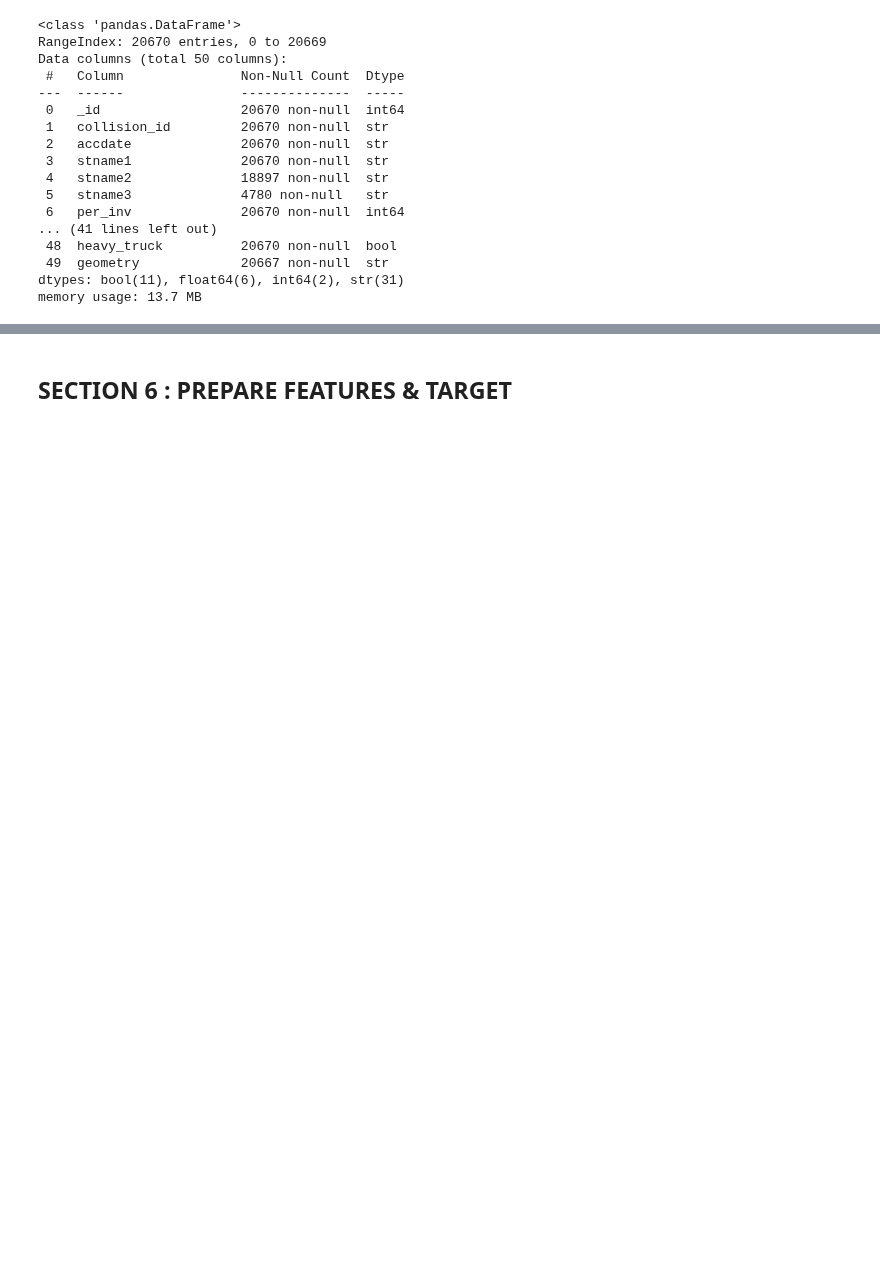
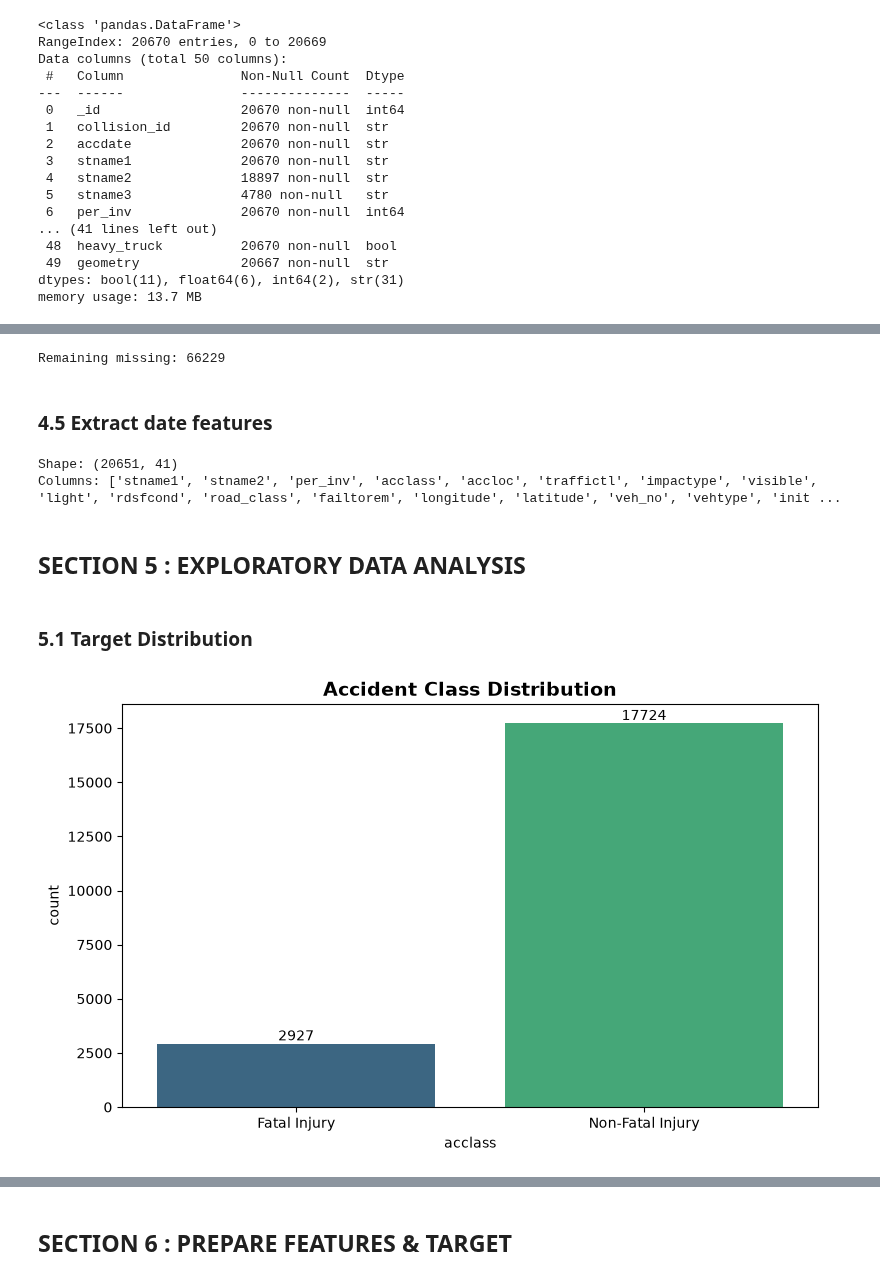
Before and after one commit to Pranjali-3/road-accident-severity-analysis, a Jupyter notebook: road_accident.ipynb, the cells around one changed output, grey strips where cells are left out. Cells and saved outputs as stored; diff of their text form; code cells hidden in the pictures; blank space fills up the shorter version.

```diff
--- a/road_accident.ipynb
+++ b/road_accident.ipynb
@@ -378,0 +154,4 @@ plt.show()
+# %%
+df = df[df['acclass'].isin(['Fatal Injury', 'Non-Fatal Injury'])].copy()
+print("Shape:", df.shape)
+print(df['acclass'].value_counts())
@@ -378,0 +166,38 @@ plt.show()
+# %%
+num_cols = df.select_dtypes(include=[np.number]).columns
+cat_cols = df.select_dtypes(include=['object']).columns
+for col in num_cols:
+    if df[col].isnull().sum() > 0:
+        df[col].fillna(df[col].median(), inplace=True)
+for col in cat_cols:
+    if df[col].isnull().sum() > 0:
+        df[col].fillna(df[col].mode()[0], inplace=True)
+print("Remaining missing:", df.isnull().sum().sum())
+# %% [output]
+Remaining missing: 66229
+# %% [markdown]
+### 4.5 Extract date features
+# %%
+df['accdate'] = pd.to_datetime(df['accdate'], errors='coerce')
+df['day_of_week'] = df['accdate'].dt.day_name()
+df['month'] = df['accdate'].dt.month
+df['year'] = df['accdate'].dt.year
+df.drop(columns=['accdate'], inplace=True)
+print("Shape:", df.shape)
+print("Columns:", list(df.columns))
+# %% [output]
+Shape: (20651, 41)
+Columns: ['stname1', 'stname2', 'per_inv', 'acclass', 'accloc', 'traffictl', 'impactype', 'visible', 'light', 'rdsfcond', 'road_class', 'failtorem', 'longitude', 'latitude', 'veh_no', 'vehtype', 'init ...
+# %% [markdown]
+## SECTION 5 : EXPLORATORY DATA ANALYSIS
+# %% [markdown]
+### 5.1 Target Distribution
+# %%
+plt.figure(figsize=(8, 5))
+ax = sns.countplot(x=df['acclass'], palette='viridis')
+for c in ax.containers: ax.bar_label(c)
+plt.title('Accident Class Distribution', fontsize=14, fontweight='bold')
+plt.tight_layout()
+plt.show()
+# %% [output]
+[figure, added]
```
Also changed, not shown: parts of 256 cells of this notebook, 9 other files.
